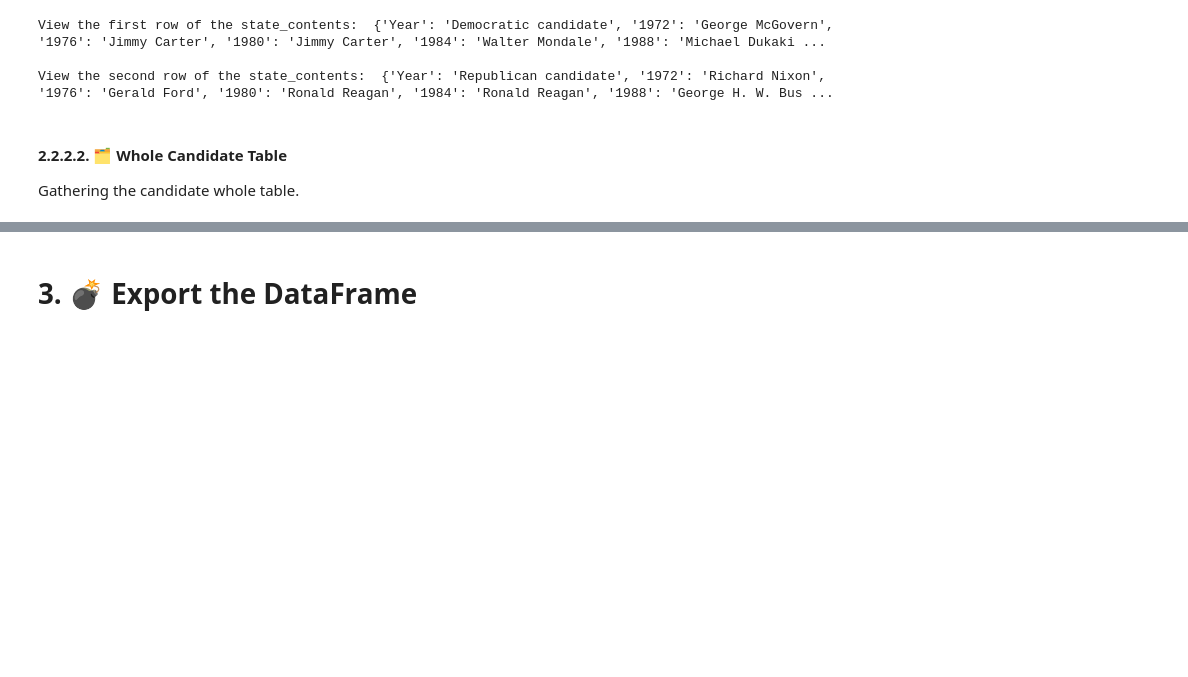
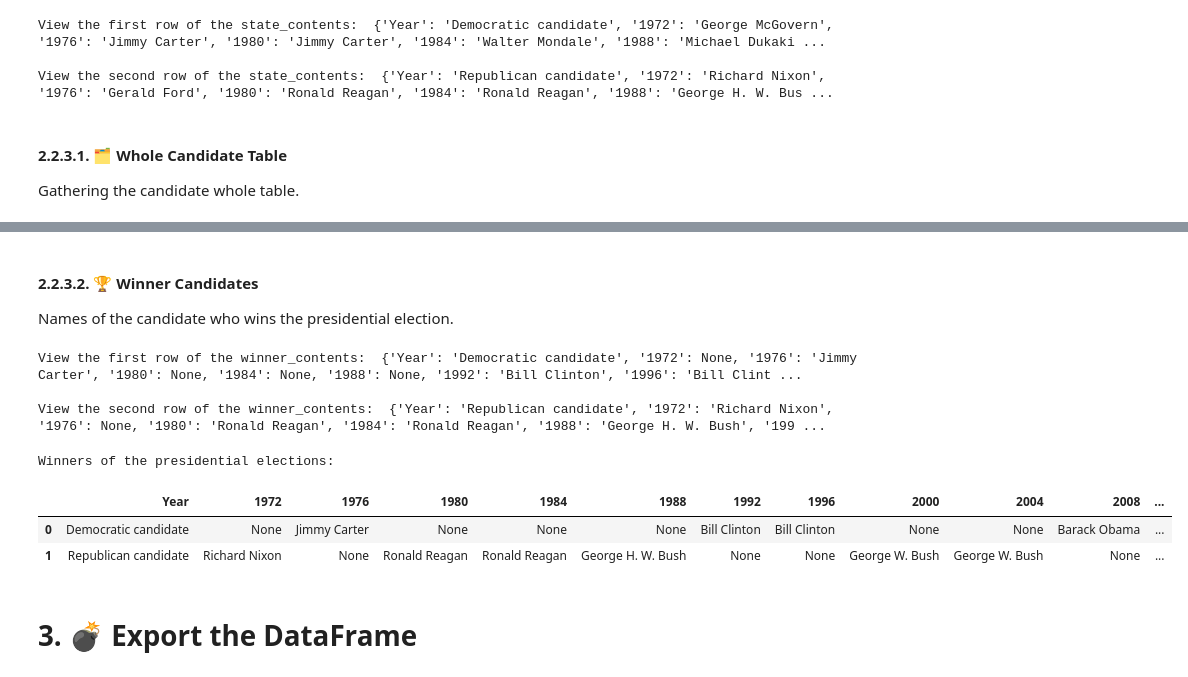
Before and after one commit to MYTE21/Red.Blue.States, a Jupyter notebook: notebooks/scraping_static_website.ipynb, the cells around one changed output, grey strips where cells are left out. Saved outputs shown, nothing was run; the diff lists cells and outputs as text; code cells hidden in the pictures; blank space fills up the shorter version.

```diff
--- a/notebooks/scraping_static_website.ipynb
+++ b/notebooks/scraping_static_website.ipynb
@@ -197,7 +197,7 @@ View the first row of the state_contents:  {'Year': 'Democratic candidate', '197
 
 View the second row of the state_contents:  {'Year': 'Republican candidate', '1972': 'Richard Nixon', '1976': 'Gerald Ford', '1980': 'Ronald Reagan', '1984': 'Ronald Reagan', '1988': 'George H. W. Bus ...
 # %% [markdown]
-#### 2.2.2.2. 🗂️ Whole Candidate Table
+#### 2.2.3.1. 🗂️ Whole Candidate Table
 
 Gathering the candidate whole table.
 # %%
@@ -210,6 +210,47 @@ Candidates of presidential elections::
 |  | Year | 1972 | 1976 | 1980 | 1984 | 1988 | 1992 | 1996 | 2000 | 2004 | 2008 | ... |
 | 0 | Democratic candidate | George McGovern | Jimmy Carter | Jimmy Carter | Walter Mondale | Michael Dukakis | Bill Clinton | Bill Clinton | Al Gore | John Kerry | Barack Obama | ... |
 | 1 | Republican candidate | Richard Nixon | Gerald Ford | Ronald Reagan | Ronald Reagan | George H. W. Bush | George H. W. Bush | Bob Dole | George W. Bush | George W. Bush | John McCain | ... |
+# %% [markdown]
+#### 2.2.3.2. 🏆 Winner Candidates
+
+Names of the candidate who wins the presidential election.
+# %%
+winner_contents = []
+
+for row_id in range(2, 4):
+    row_data = []
+    for data in body[row_id].find_all("td"):
+        # Parties name.
+        if data.find("span"):
+            row_data.append(data.text.strip())
+            continue
+
+        # Candidates name.
+        b_tag = data.find("b")
+
+        if b_tag:
+            row_data.append(b_tag.text.replace("\n", "").strip())
+        else:
+            row_data.append(None)
+
+    winner_contents.append({column: value for column, value in zip(columns, row_data)})
+
+print("View the first row of the winner_contents: ", winner_contents[0])
+print("\nView the second row of the winner_contents: ", winner_contents[-1])
+# %% [output]
+View the first row of the winner_contents:  {'Year': 'Democratic candidate', '1972': None, '1976': 'Jimmy Carter', '1980': None, '1984': None, '1988': None, '1992': 'Bill Clinton', '1996': 'Bill Clint ...
+
+View the second row of the winner_contents:  {'Year': 'Republican candidate', '1972': 'Richard Nixon', '1976': None, '1980': 'Ronald Reagan', '1984': 'Ronald Reagan', '1988': 'George H. W. Bush', '199 ...
+# %%
+winner_dataframe = pd.DataFrame(data = winner_contents, columns = columns)
+
+print("Winners of the presidential elections: \n")
+winner_dataframe
+# %% [output]
+Winners of the presidential elections:
+|  | Year | 1972 | 1976 | 1980 | 1984 | 1988 | 1992 | 1996 | 2000 | 2004 | 2008 | ... |
+| 0 | Democratic candidate | None | Jimmy Carter | None | None | None | Bill Clinton | Bill Clinton | None | None | Barack Obama | ... |
+| 1 | Republican candidate | Richard Nixon | None | Ronald Reagan | Ronald Reagan | George H. W. Bush | None | None | George W. Bush | George W. Bush | None | ... |
 # %% [markdown]
 # 3. 💣 Export the DataFrame
 # %% [markdown]
```
Also changed, not shown: parts of 4 cells of this notebook, 8 other files.
